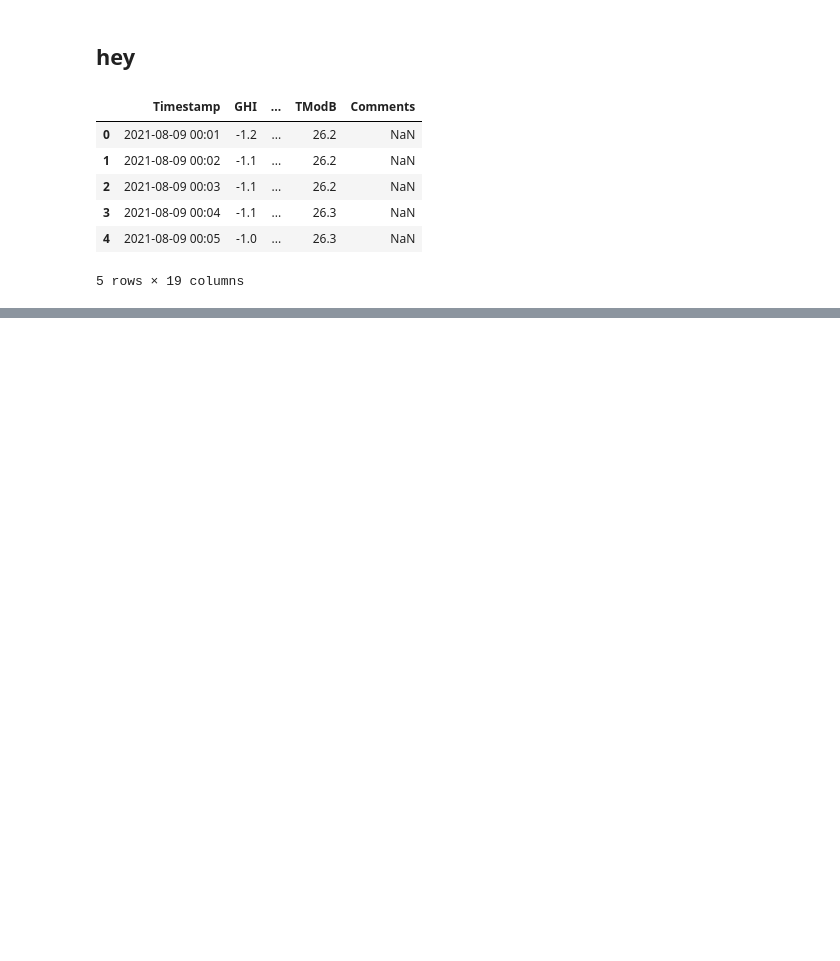
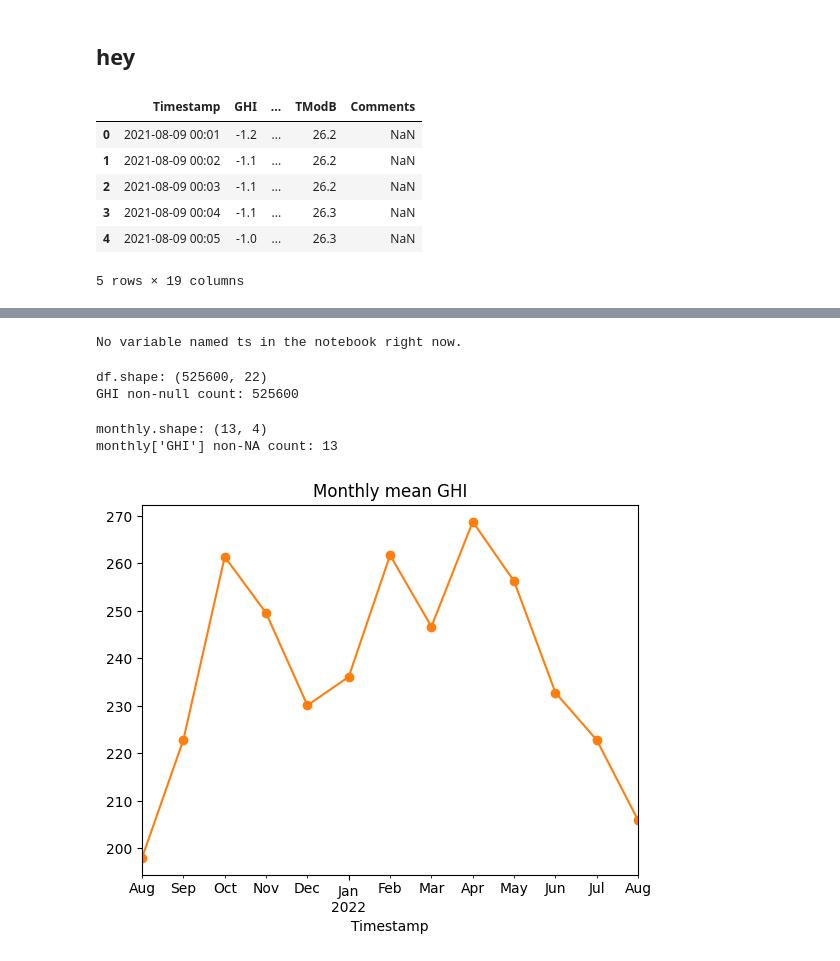
Before and after one commit to Lidiyafissha/solar-challenge-week1, a Jupyter notebook: notebook/benin_eda.ipynb, the cells around one changed output, grey strips where cells are left out. Saved outputs shown, nothing was run; the diff lists cells and outputs as text; code cells hidden in the pictures; blank space fills up the shorter version.

```diff
--- a/notebook/benin_eda.ipynb
+++ b/notebook/benin_eda.ipynb
@@ -19,0 +518,50 @@ df.head()
+# %%
+# diagnostic: see if ts exists and what's in it
+try:
+    print("ts type:", type(ts))
+    print("index name/type:", ts.index.name, type(ts.index))
+    print("index dtype:", getattr(ts.index, 'dtype', None))
+    print("index monotonic:", getattr(ts.index, 'is_monotonic', None))
+    print("ts.head():")
+    display(ts.head())
+    print("GHI non-null count:", ts['GHI'].notna().sum() if 'GHI' in ts.columns else "no GHI column")
+    print("GHI dtype:", ts['GHI'].dtype if 'GHI' in ts.columns else None)
+except NameError:
+    print("No variable named ts in the notebook right now.")
+# %% [output]
+No variable named ts in the notebook right now.
+# %%
+import pandas as pd
+fn = "data/benin_clean.csv"
+df = pd.read_csv(fn, parse_dates=['Timestamp'], infer_datetime_format=True)
+# ensure GHI numeric
+df['GHI'] = pd.to_numeric(df['GHI'], errors='coerce')
+# set index and sort
+df = df.set_index('Timestamp').sort_index()
+# drop any tz if present
+df.index = pd.to_datetime(df.index).tz_localize(None)
+print("df.shape:", df.shape)
+print("GHI non-null count:", df['GHI'].notna().sum())
+ts = df  # recreate ts used in the notebook
+# %% [output]
+df.shape: (525600, 22)
+GHI non-null count: 525600
+# %%
+monthly = ts.resample('M')[['GHI','DNI','DHI','Tamb']].mean()
+print("monthly.shape:", monthly.shape)
+print("monthly['GHI'] non-NA count:", monthly['GHI'].dropna().size if 'GHI' in monthly.columns else "no GHI")
+if 'GHI' in monthly.columns and monthly['GHI'].dropna().size > 0:
+    ax = monthly['GHI'].plot(title="Monthly mean GHI", color='tab:orange', marker='o')
+    y = monthly['GHI'].dropna()
+    # pad y-limits slightly so a flat line is visible
+    yr = y.max() - y.min()
+    if yr == 0:
+        ax.set_ylim(y.iloc[0] - 1, y.iloc[0] + 1)
+    else:
+        ax.set_ylim(y.min() - 0.05*yr, y.max() + 0.05*yr)
+else:
+    print("No monthly GHI data to plot (empty or all NaN).")
+# %% [output]
+monthly.shape: (13, 4)
+monthly['GHI'] non-NA count: 13
+[figure, added]
```
Also changed, not shown: parts of 67 cells of this notebook, 1 other file.
